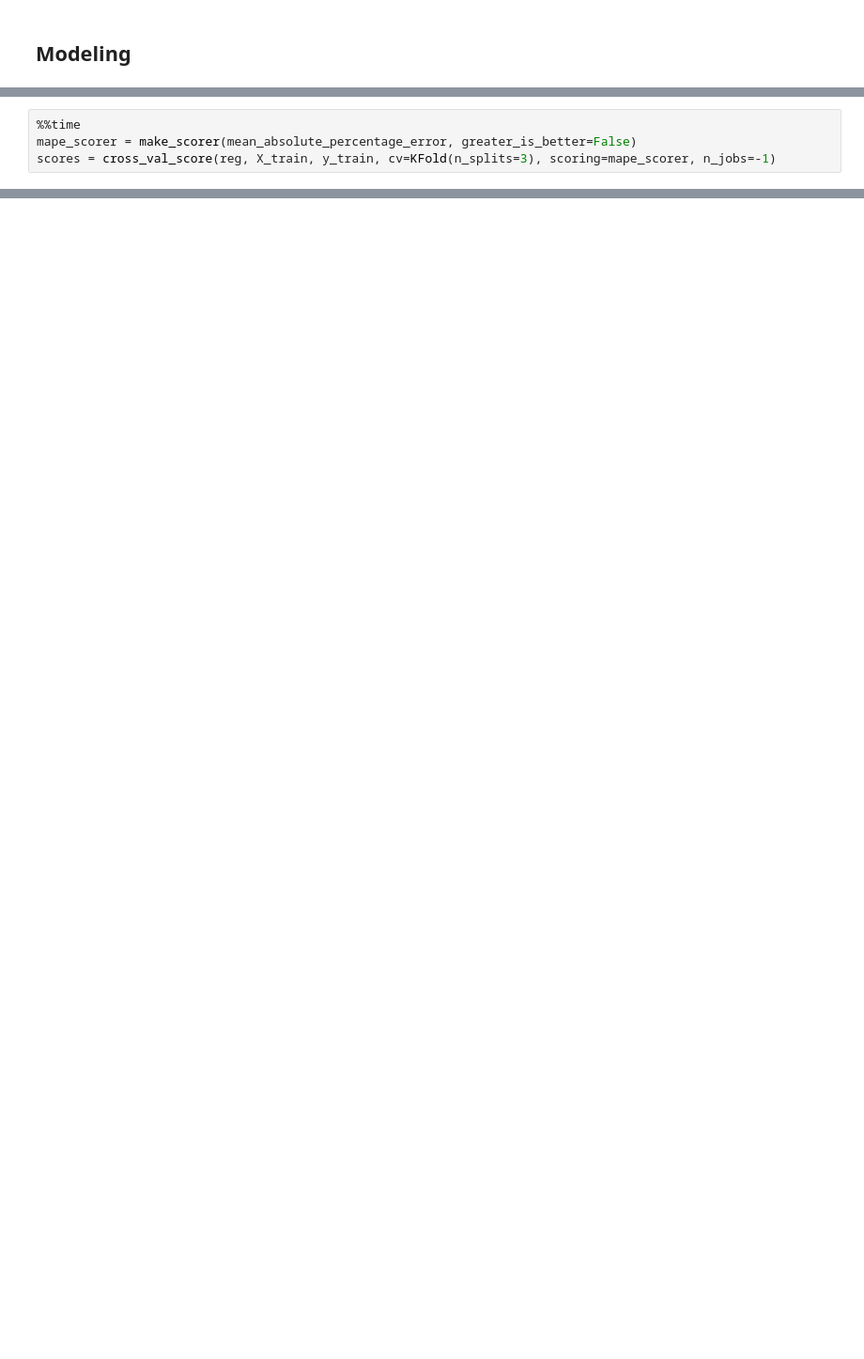
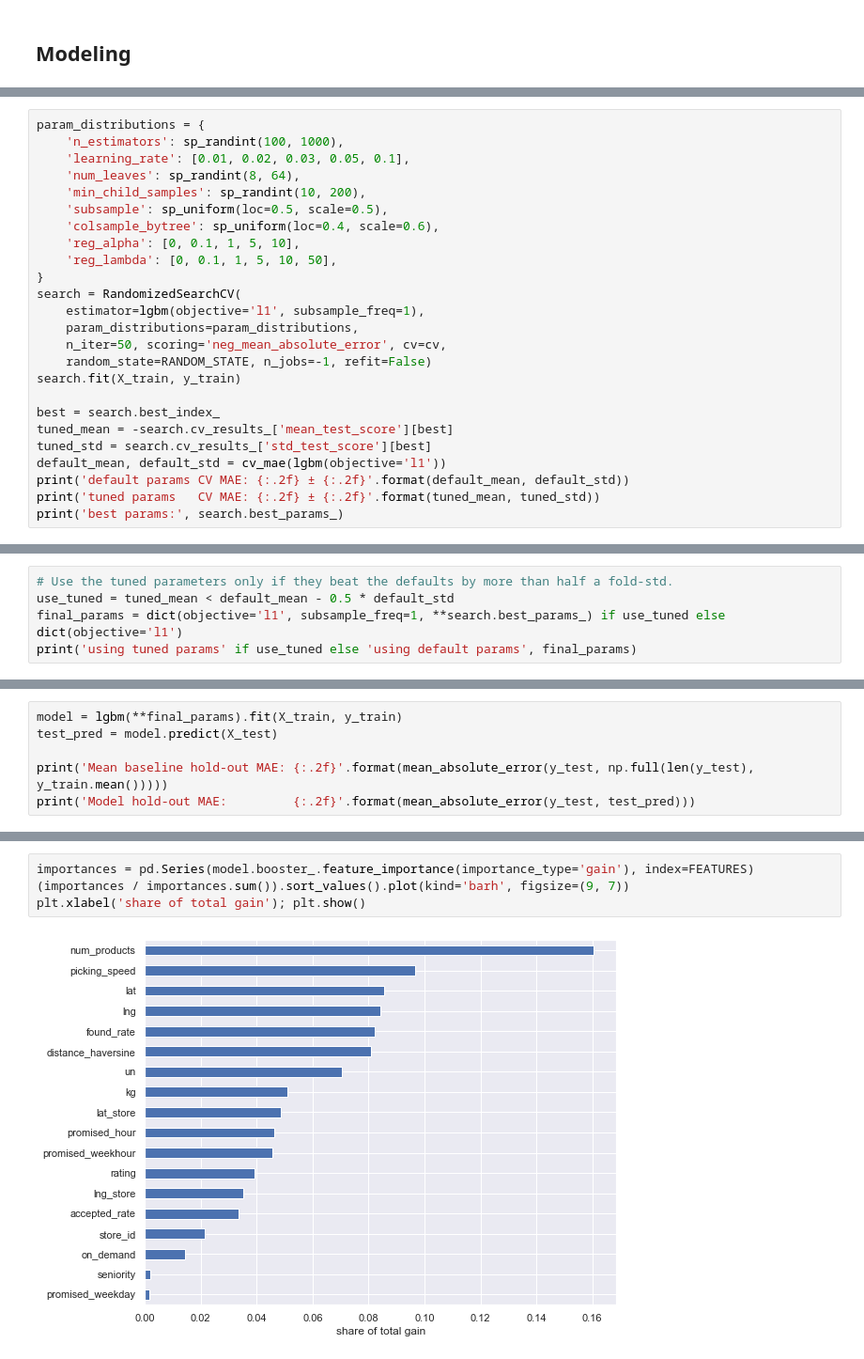
Before and after one commit to rodferro/shopper-time-prediction, a Jupyter notebook: case-ml.ipynb, the cells around one changed output, grey strips where cells are left out. Shown at 94% size. Cells and saved outputs as stored; diff of their text form; blank space fills up the shorter version.

```diff
--- a/case-ml.ipynb
+++ b/case-ml.ipynb
@@ -506,4 +312,0 @@ reg = XGBRegressor()
-# %%
-%%time
-mape_scorer = make_scorer(mean_absolute_percentage_error, greater_is_better=False)
-scores = cross_val_score(reg, X_train, y_train, cv=KFold(n_splits=3), scoring=mape_scorer, n_jobs=-1)
@@ -606,0 +384,25 @@ pd.DataFrame({
+# %%
+param_distributions = {
+    'n_estimators': sp_randint(100, 1000),
+    'learning_rate': [0.01, 0.02, 0.03, 0.05, 0.1],
+    'num_leaves': sp_randint(8, 64),
+    'min_child_samples': sp_randint(10, 200),
+    'subsample': sp_uniform(loc=0.5, scale=0.5),
+    'colsample_bytree': sp_uniform(loc=0.4, scale=0.6),
+    'reg_alpha': [0, 0.1, 1, 5, 10],
+    'reg_lambda': [0, 0.1, 1, 5, 10, 50],
+}
+search = RandomizedSearchCV(
+    estimator=lgbm(objective='l1', subsample_freq=1),
+    param_distributions=param_distributions,
+    n_iter=50, scoring='neg_mean_absolute_error', cv=cv,
+    random_state=RANDOM_STATE, n_jobs=-1, refit=False)
+search.fit(X_train, y_train)
+
+best = search.best_index_
+tuned_mean = -search.cv_results_['mean_test_score'][best]
+tuned_std = search.cv_results_['std_test_score'][best]
+default_mean, default_std = cv_mae(lgbm(objective='l1'))
+print('default params CV MAE: {:.2f} ± {:.2f}'.format(default_mean, default_std))
+print('tuned params   CV MAE: {:.2f} ± {:.2f}'.format(tuned_mean, tuned_std))
+print('best params:', search.best_params_)
@@ -606,0 +413,5 @@ pd.DataFrame({
+# %%
+# Use the tuned parameters only if they beat the defaults by more than half a fold-std.
+use_tuned = tuned_mean < default_mean - 0.5 * default_std
+final_params = dict(objective='l1', subsample_freq=1, **search.best_params_) if use_tuned else dict(objective='l1')
+print('using tuned params' if use_tuned else 'using default params', final_params)
@@ -606,0 +422,6 @@ pd.DataFrame({
+# %%
+model = lgbm(**final_params).fit(X_train, y_train)
+test_pred = model.predict(X_test)
+
+print('Mean baseline hold-out MAE: {:.2f}'.format(mean_absolute_error(y_test, np.full(len(y_test), y_train.mean()))))
+print('Model hold-out MAE:         {:.2f}'.format(mean_absolute_error(y_test, test_pred)))
@@ -606,0 +435,6 @@ pd.DataFrame({
+# %%
+importances = pd.Series(model.booster_.feature_importance(importance_type='gain'), index=FEATURES)
+(importances / importances.sum()).sort_values().plot(kind='barh', figsize=(9, 7))
+plt.xlabel('share of total gain'); plt.show()
+# %% [output]
+[figure, added]
```
Also changed, not shown: parts of 153 cells of this notebook, 25 other files.
